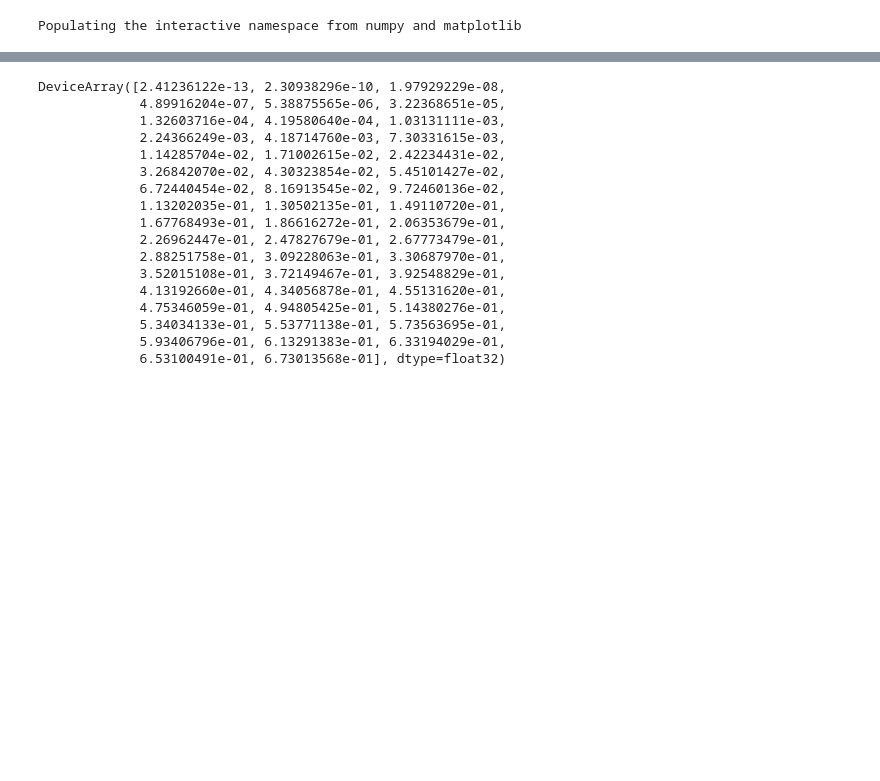
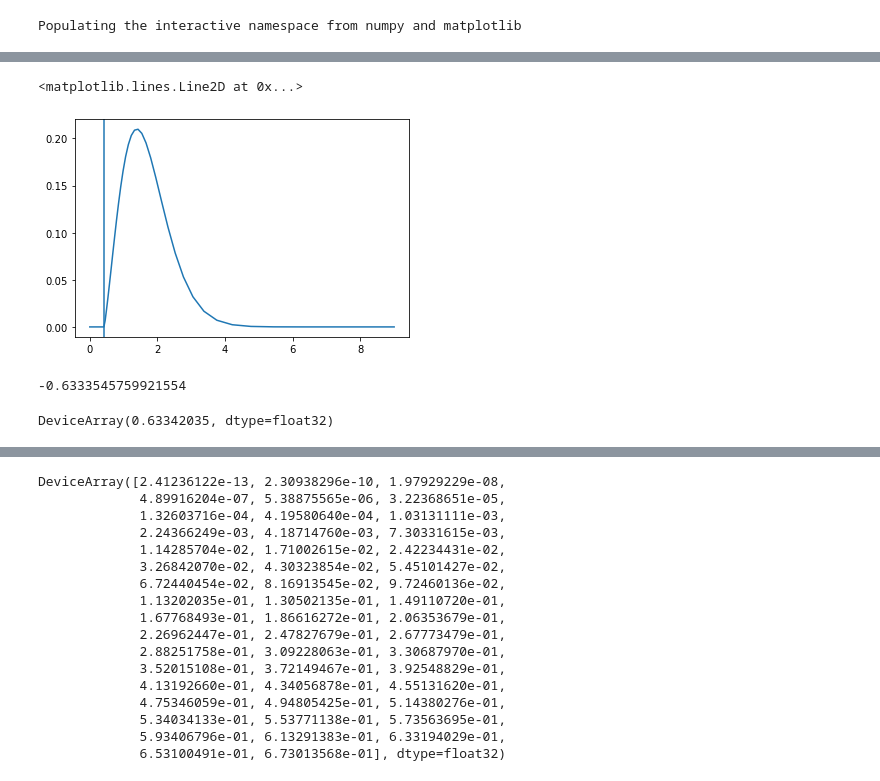
Before and after one commit to DifferentiableUniverseInitiative/jax_cosmo, a Jupyter notebook: notebooks/Lensing.ipynb, the cells around one changed output, grey strips where cells are left out. Cells and saved outputs as stored; diff of their text form; code cells hidden in the pictures; blank space fills up the shorter version.

```diff
--- a/notebooks/Lensing.ipynb
+++ b/notebooks/Lensing.ipynb
@@ -60,0 +111,20 @@ def lensing_kernel(cosmo, chi, pz):
+# %%
+def integrand(y, z, chi, cosmo):
+    chi_prime = background.radial_comoving_distance(cosmo, z2a(z))
+    return smail_nz(z) * np.clip(chi_prime - chi, 0.)/(chi_prime + 1e-5)
+# %%
+toto = integrand(0, a2z(a), 1000., cosmo)
+# %%
+plot((a2z(a)), toto)
+axvline(a2z(background.a_of_chi(cosmo, 1000.)))
+# %% [output]
+<matplotlib.lines.Line2D at 0x...>
+[figure, added]
+# %%
+simps(toto, a2z(a))
+# %% [output]
+-0.6333545759921554
+# %%
+lensing_kernel(cosmo, 100., smail_nz)
+# %% [output]
+DeviceArray(0.63342035, dtype=float32)
```
Also changed, not shown: parts of 20 cells of this notebook, 3 other files.
